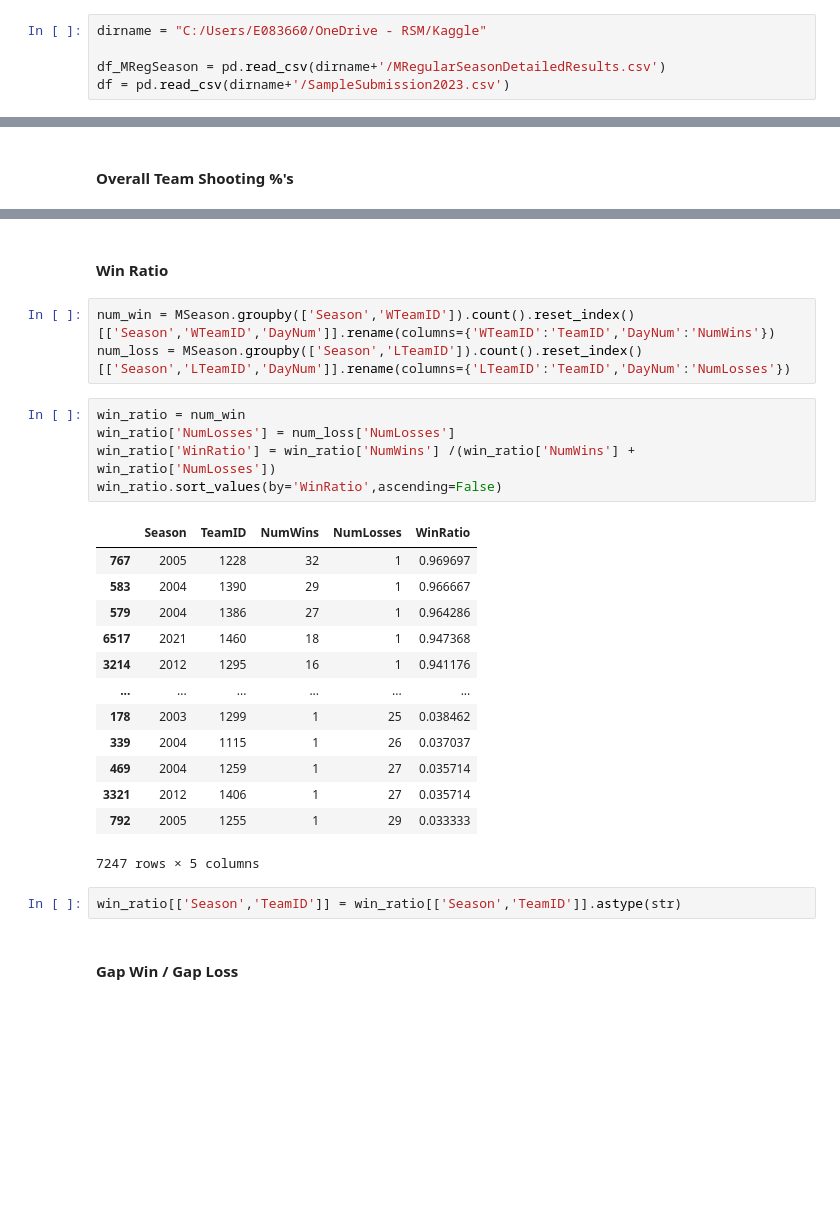
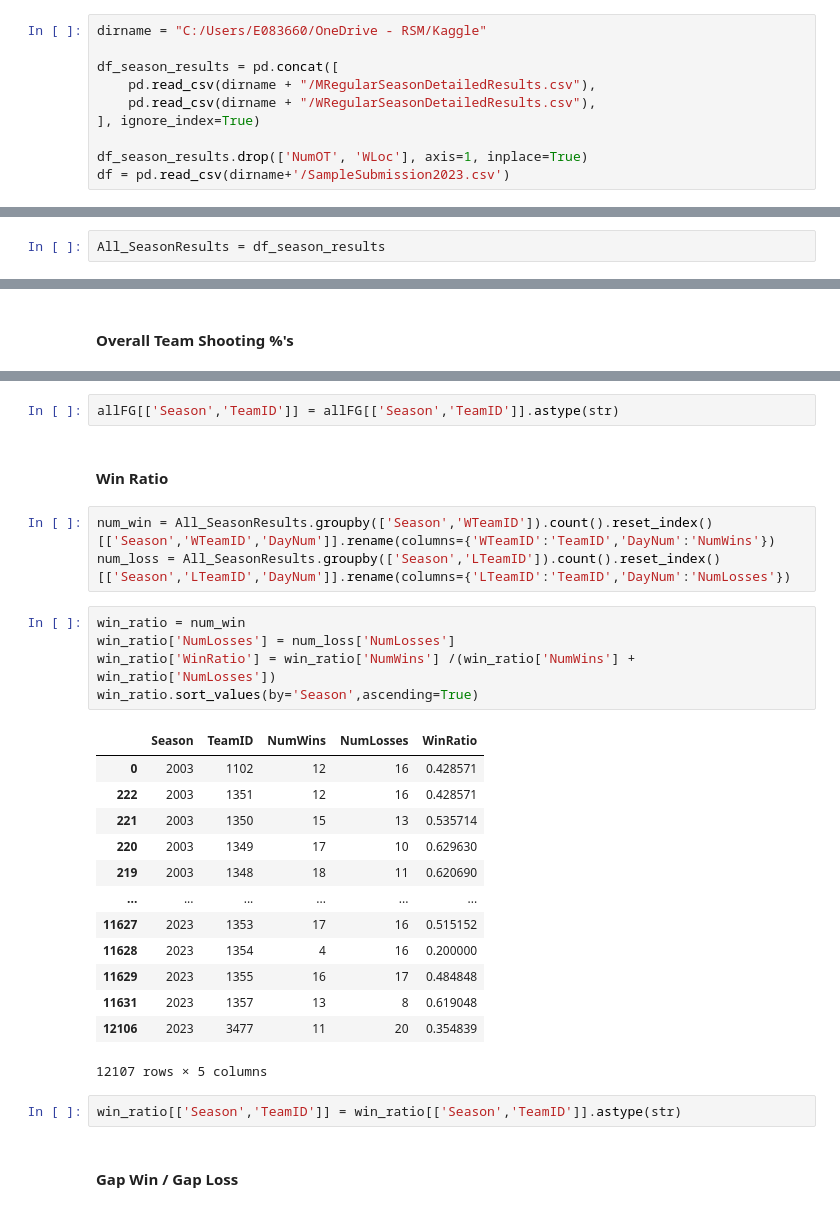
Before and after one commit to DylanBingham/March-Madness-2023, a Jupyter notebook: MM Code.ipynb, the cells around one changed output, grey strips where cells are left out. Saved outputs shown, nothing was run; the diff lists cells and outputs as text; blank space fills up the shorter version.

```diff
--- a/MM Code.ipynb
+++ b/MM Code.ipynb
@@ -40,6 +40,11 @@ C:/Users/E083660/OneDrive - RSM/Kaggle\1. Dylan code\.ipynb_checkpoints\MM Code-
 # %%
 dirname = "C:/Users/E083660/OneDrive - RSM/Kaggle"
 
-df_MRegSeason = pd.read_csv(dirname+'/MRegularSeasonDetailedResults.csv')
+df_season_results = pd.concat([
+    pd.read_csv(dirname + "/MRegularSeasonDetailedResults.csv"),
+    pd.read_csv(dirname + "/WRegularSeasonDetailedResults.csv"),
+], ignore_index=True)
+
+df_season_results.drop(['NumOT', 'WLoc'], axis=1, inplace=True)
 df = pd.read_csv(dirname+'/SampleSubmission2023.csv')
 # %%
@@ -62,3 +67,5 @@ df_MRegSeason
 # Exploratory Data Analysis
 # %% [markdown]
 ### 3 Pointers
+# %%
+All_SeasonResults = df_season_results
@@ -171,29 +178,31 @@ allFG.sort_values(by='FG%',ascending=False)
+# %%
+allFG[['Season','TeamID']] = allFG[['Season','TeamID']].astype(str)
 # %% [markdown]
 #### Win Ratio
 # %%
-num_win = MSeason.groupby(['Season','WTeamID']).count().reset_index()[['Season','WTeamID','DayNum']].rename(columns={'WTeamID':'TeamID','DayNum':'NumWins'})
-num_loss = MSeason.groupby(['Season','LTeamID']).count().reset_index()[['Season','LTeamID','DayNum']].rename(columns={'LTeamID':'TeamID','DayNum':'NumLosses'})
+num_win = All_SeasonResults.groupby(['Season','WTeamID']).count().reset_index()[['Season','WTeamID','DayNum']].rename(columns={'WTeamID':'TeamID','DayNum':'NumWins'})
+num_loss = All_SeasonResults.groupby(['Season','LTeamID']).count().reset_index()[['Season','LTeamID','DayNum']].rename(columns={'LTeamID':'TeamID','DayNum':'NumLosses'})
 # %%
 win_ratio = num_win
 win_ratio['NumLosses'] = num_loss['NumLosses']
 win_ratio['WinRatio'] = win_ratio['NumWins'] /(win_ratio['NumWins'] + win_ratio['NumLosses'])
-win_ratio.sort_values(by='WinRatio',ascending=False)
+win_ratio.sort_values(by='Season',ascending=True)
 # %% [output]
 |  | Season | TeamID | NumWins | NumLosses | WinRatio |
-| 767 | 2005 | 1228 | 32 | 1 | 0.969697 |
-| 583 | 2004 | 1390 | 29 | 1 | 0.966667 |
-| 579 | 2004 | 1386 | 27 | 1 | 0.964286 |
-| 6517 | 2021 | 1460 | 18 | 1 | 0.947368 |
-| 3214 | 2012 | 1295 | 16 | 1 | 0.941176 |
+| 0 | 2003 | 1102 | 12 | 16 | 0.428571 |
+| 222 | 2003 | 1351 | 12 | 16 | 0.428571 |
+| 221 | 2003 | 1350 | 15 | 13 | 0.535714 |
+| 220 | 2003 | 1349 | 17 | 10 | 0.629630 |
+| 219 | 2003 | 1348 | 18 | 11 | 0.620690 |
 | ... | ... | ... | ... | ... | ... |
-| 178 | 2003 | 1299 | 1 | 25 | 0.038462 |
-| 339 | 2004 | 1115 | 1 | 26 | 0.037037 |
-| 469 | 2004 | 1259 | 1 | 27 | 0.035714 |
-| 3321 | 2012 | 1406 | 1 | 27 | 0.035714 |
-| 792 | 2005 | 1255 | 1 | 29 | 0.033333 |
+| 11627 | 2023 | 1353 | 17 | 16 | 0.515152 |
+| 11628 | 2023 | 1354 | 4 | 16 | 0.200000 |
+| 11629 | 2023 | 1355 | 16 | 17 | 0.484848 |
+| 11631 | 2023 | 1357 | 13 | 8 | 0.619048 |
+| 12106 | 2023 | 3477 | 11 | 20 | 0.354839 |
-7247 rows × 5 columns
+12107 rows × 5 columns
-# %%
-win_ratio[['Season','TeamID']] = win_ratio[['Season','TeamID']].astype(str)
+# %%
+win_ratio[['Season','TeamID']] = win_ratio[['Season','TeamID']].astype(str)
 # %% [markdown]
 #### Gap Win / Gap Loss
 # %%
```
Also changed, not shown: parts of 62 cells of this notebook.
